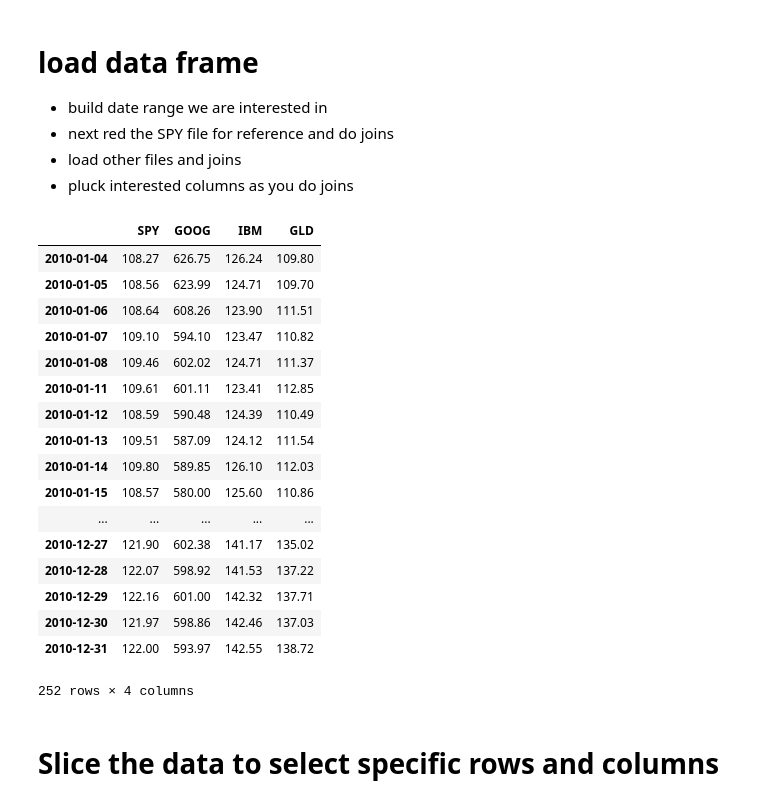
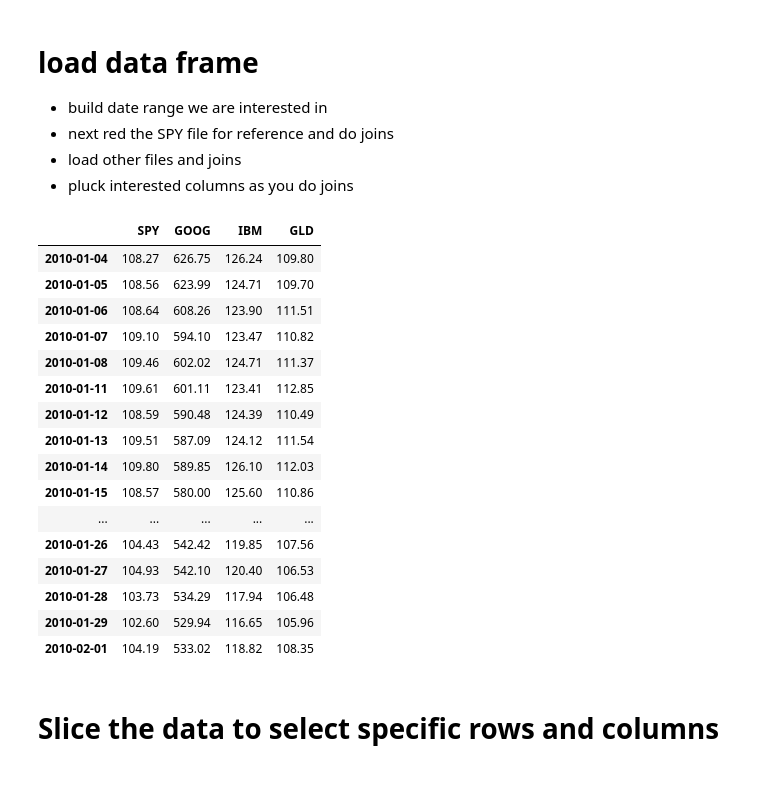
Before and after one commit to skharel/ML4T-Lecture-Notes, a Jupyter notebook: 1-2.ipynb, the cells around one changed output. Drawn from its saved outputs; the diff is of its cells as text; code cells hidden in the pictures.

```diff
--- a/1-2.ipynb
+++ b/1-2.ipynb
@@ -38,26 +39,25 @@ for ticker in ['GOOG', 'IBM', 'GLD']:
     usecols=['Date', 'Adj Close'], na_values=['nan']).rename(columns={'Adj Close': ticker})
     df2 = df2.join(df_temp, how="inner")
 # %%
-df2
+df2.head(20)
 # %% [output]
 |  | SPY | GOOG | IBM | GLD |
 | 2010-01-04 | 108.27 | 626.75 | 126.24 | 109.80 |
 | 2010-01-05 | 108.56 | 623.99 | 124.71 | 109.70 |
 | 2010-01-06 | 108.64 | 608.26 | 123.90 | 111.51 |
 | 2010-01-07 | 109.10 | 594.10 | 123.47 | 110.82 |
 | 2010-01-08 | 109.46 | 602.02 | 124.71 | 111.37 |
 | 2010-01-11 | 109.61 | 601.11 | 123.41 | 112.85 |
 | 2010-01-12 | 108.59 | 590.48 | 124.39 | 110.49 |
 | 2010-01-13 | 109.51 | 587.09 | 124.12 | 111.54 |
 | 2010-01-14 | 109.80 | 589.85 | 126.10 | 112.03 |
 | 2010-01-15 | 108.57 | 580.00 | 125.60 | 110.86 |
 | ... | ... | ... | ... | ... |
-| 2010-12-27 | 121.90 | 602.38 | 141.17 | 135.02 |
-| 2010-12-28 | 122.07 | 598.92 | 141.53 | 137.22 |
-| 2010-12-29 | 122.16 | 601.00 | 142.32 | 137.71 |
-| 2010-12-30 | 121.97 | 598.86 | 142.46 | 137.03 |
-| 2010-12-31 | 122.00 | 593.97 | 142.55 | 138.72 |
+| 2010-01-26 | 104.43 | 542.42 | 119.85 | 107.56 |
+| 2010-01-27 | 104.93 | 542.10 | 120.40 | 106.53 |
+| 2010-01-28 | 103.73 | 534.29 | 117.94 | 106.48 |
+| 2010-01-29 | 102.60 | 529.94 | 116.65 | 105.96 |
+| 2010-02-01 | 104.19 | 533.02 | 118.82 | 108.35 |
-252 rows × 4 columns
 # %% [markdown]
 # Slice the data to select specific rows and columns
 # %%
```
Also changed, not shown: parts of 1 cell of this notebook.
